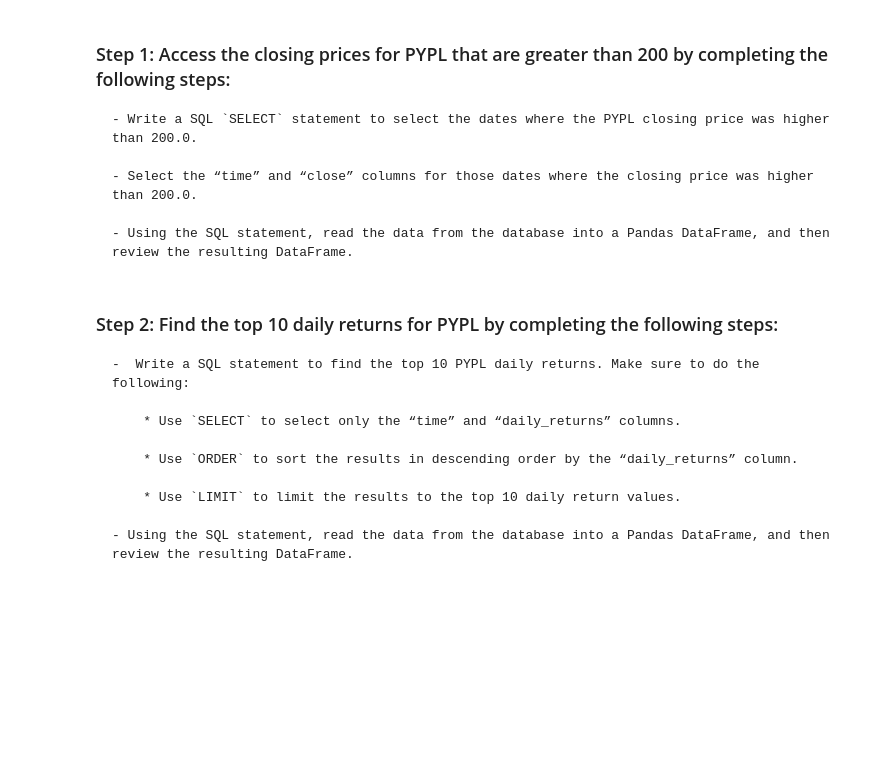
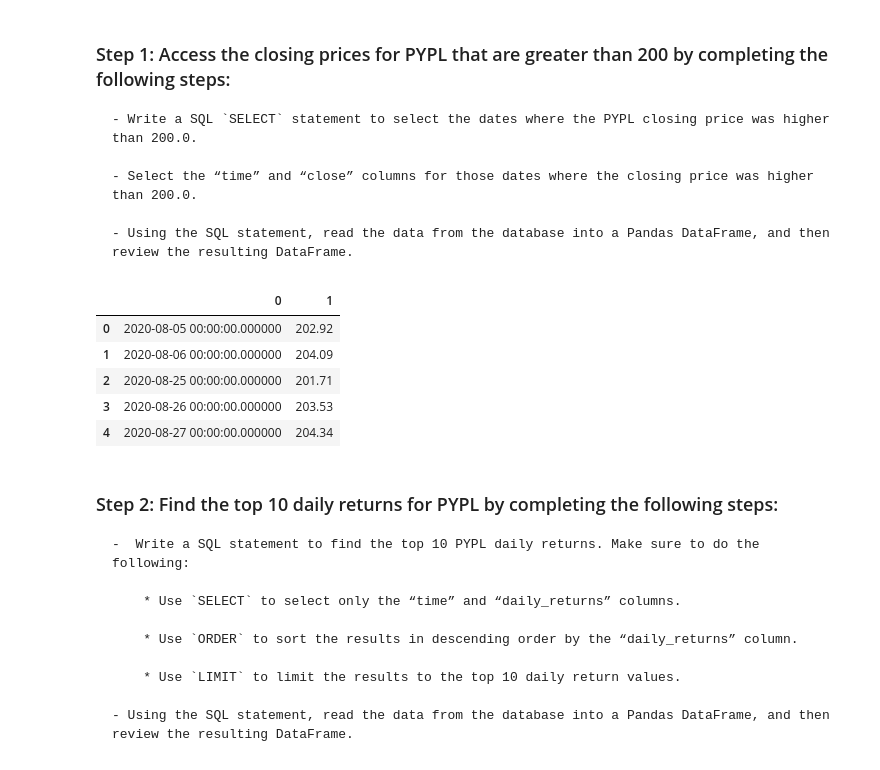
Before and after one commit to rdillens/07_ETF_Analyzer, a Jupyter notebook: etf_analyzer.ipynb, the cells around one changed output. Saved outputs shown, nothing was run; the diff lists cells and outputs as text; code cells hidden in the pictures; blank space fills up the shorter version.

```diff
--- a/etf_analyzer.ipynb
+++ b/etf_analyzer.ipynb
@@ -256,13 +256,24 @@ Complete the following steps:
 # %%
 # Write a SQL SELECT statement to select the time and close columns
 # where the PYPL closing price was higher than 200.0.
-query = # YOUR CODE HERE
+query = """
+SELECT time, close
+FROM PYPL
+WHERE close > 200.0
+"""
 
 # Using the query, read the data from the database into a Pandas DataFrame
-pypl_higher_than_200 = # YOUR CODE HERE
+pypl_higher_than_200 = pd.DataFrame(engine.execute(query))
 
 # Review the resulting DataFrame
-# YOUR CODE HERE
+display(pypl_higher_than_200.head())
+# %% [output]
+|  | 0 | 1 |
+| 0 | 2020-08-05 00:00:00.000000 | 202.92 |
+| 1 | 2020-08-06 00:00:00.000000 | 204.09 |
+| 2 | 2020-08-25 00:00:00.000000 | 201.71 |
+| 3 | 2020-08-26 00:00:00.000000 | 203.53 |
+| 4 | 2020-08-27 00:00:00.000000 | 204.34 |
 # %% [markdown]
 ### Step 2: Find the top 10 daily returns for PYPL by completing the following steps:
 
```
Also changed, not shown: parts of 1 cell of this notebook.
